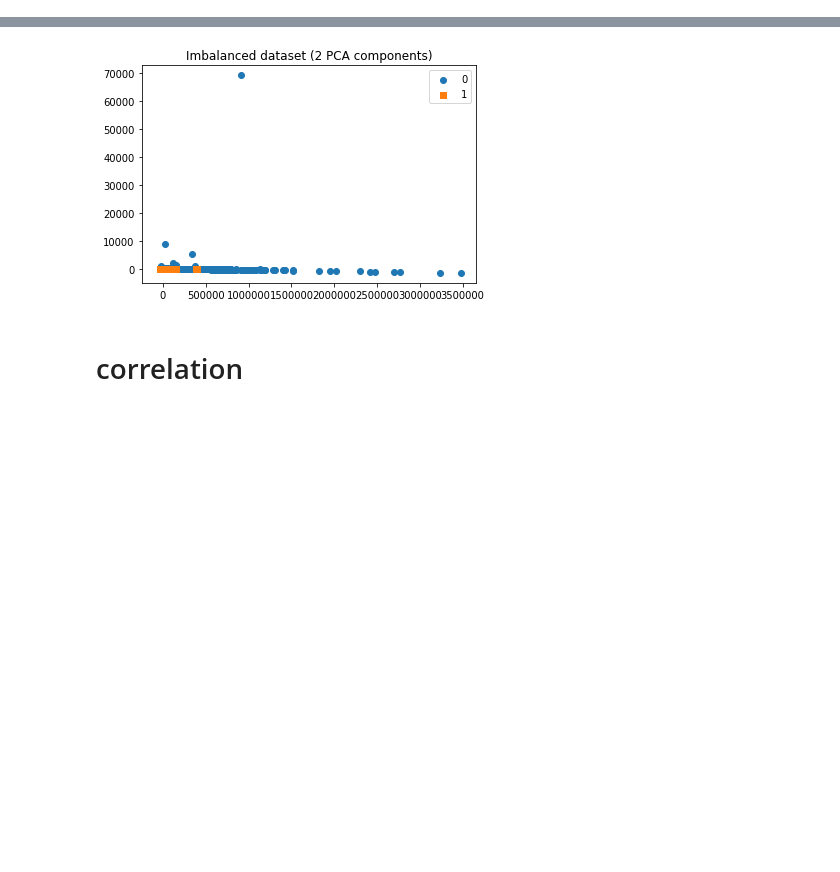
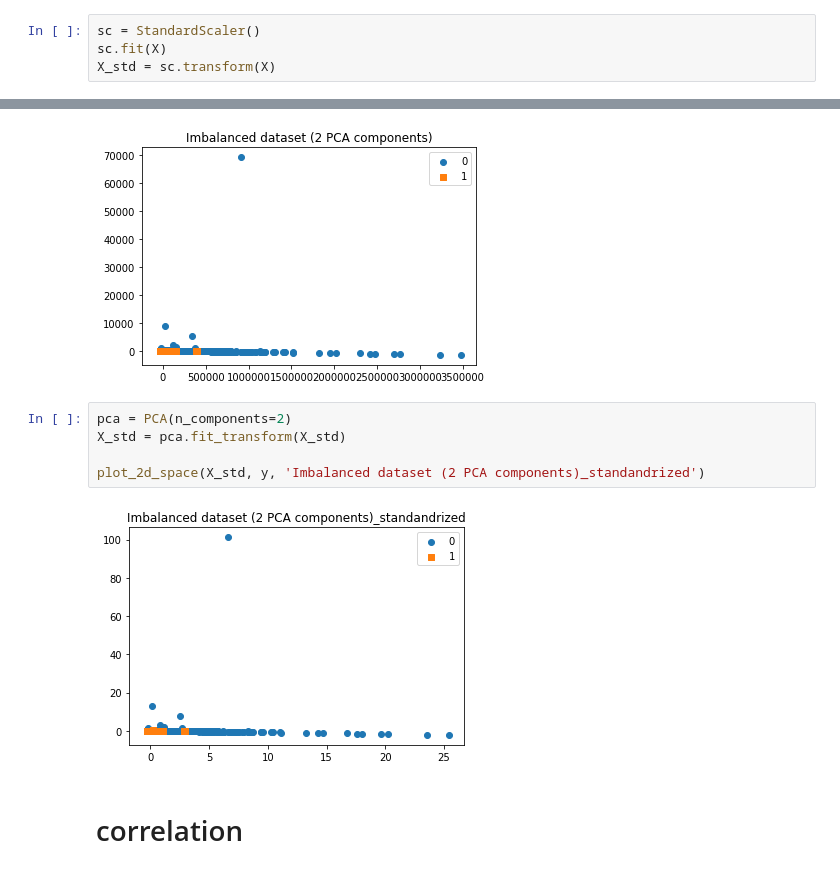
Before and after one commit to ChungHsuanKao/Seriousness_score_estimation, a Jupyter notebook: Unsupervised learning.ipynb, the cells around one changed output, grey strips where cells are left out. Drawn from its saved outputs; the diff is of its cells as text; blank space fills up the shorter version.

```diff
--- a/Unsupervised learning.ipynb
+++ b/Unsupervised learning.ipynb
@@ -104,4 +84,8 @@ df.describe()
 # %%
 X = df.drop('label', axis=1)
 y = df['label']
+# %%
+sc = StandardScaler()
+sc.fit(X)
+X_std = sc.transform(X)
 # %% [markdown]
@@ -113,6 +97,13 @@ X = pca.fit_transform(X)
 plot_2d_space(X, y, 'Imbalanced dataset (2 PCA components)')
 # %% [output]
 [figure]
+# %%
+pca = PCA(n_components=2)
+X_std = pca.fit_transform(X_std)
+
+plot_2d_space(X_std, y, 'Imbalanced dataset (2 PCA components)_standandrized')
+# %% [output]
+[figure, added]
 # %% [markdown]
 # correlation
 # %%
```
Also changed, not shown: parts of 170 cells of this notebook.
